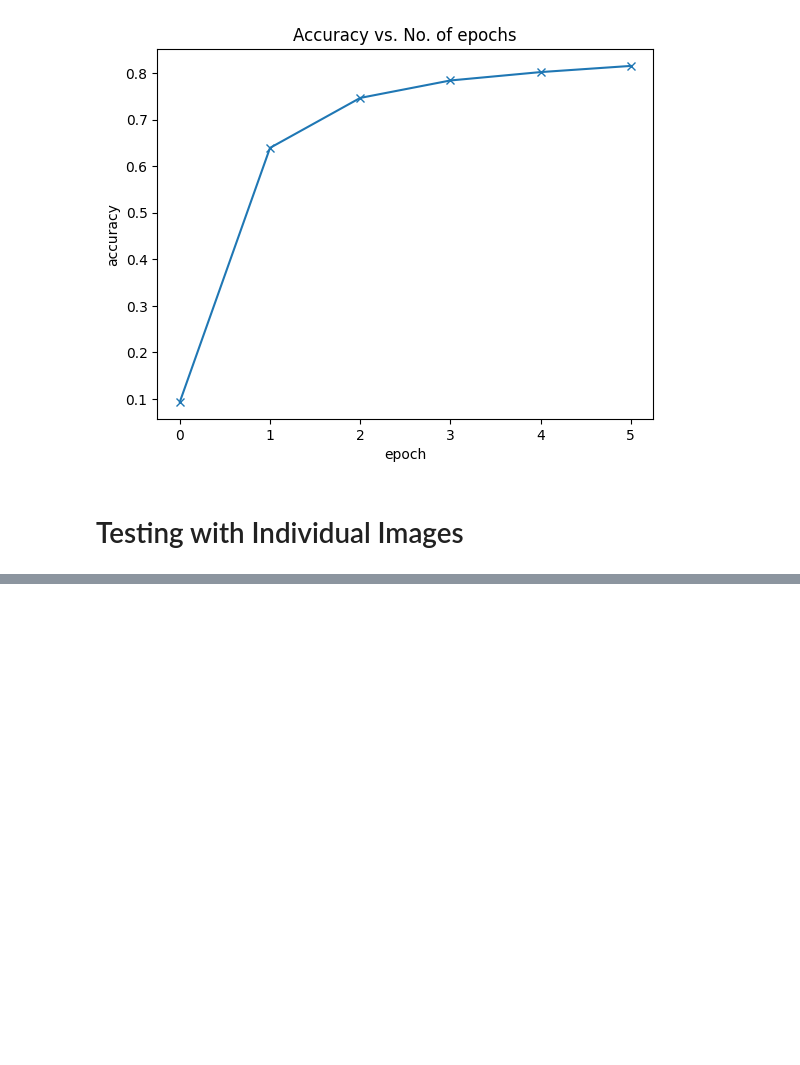
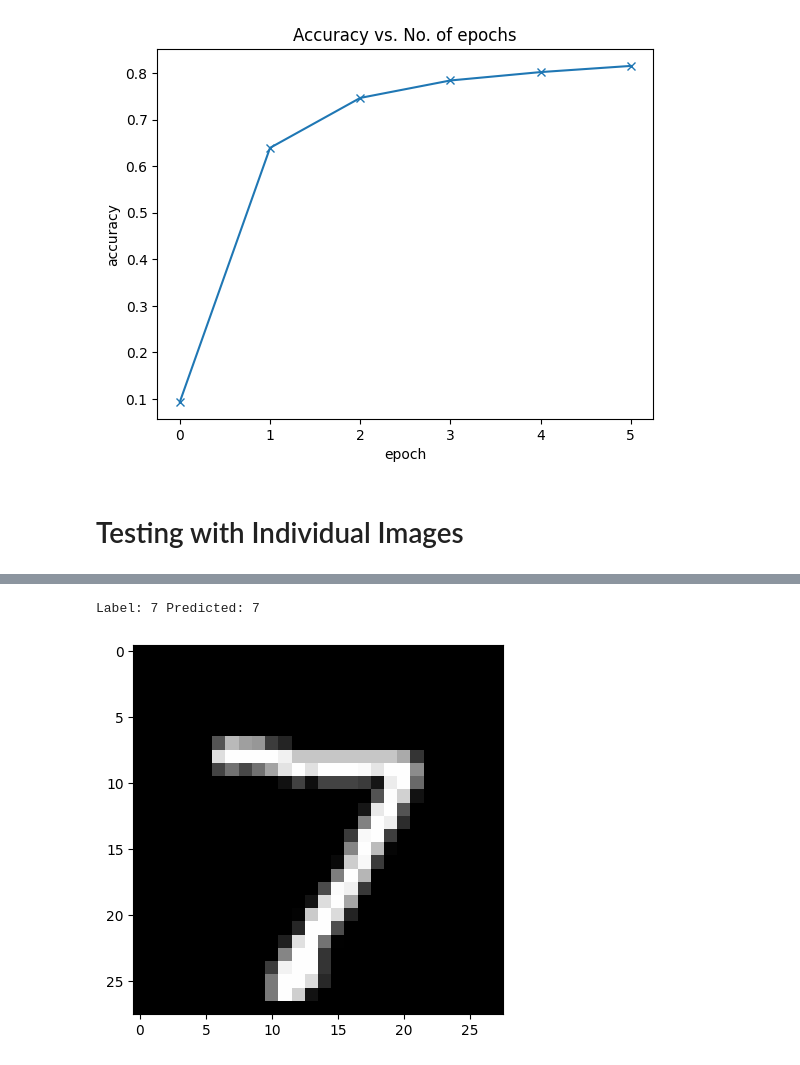
Before and after one commit to TadieB/pytorch-collab, a Jupyter notebook: logisticReg.ipynb, the cells around one changed output, grey strips where cells are left out. Cells and saved outputs as stored; diff of their text form; code cells hidden in the pictures; blank space fills up the shorter version.

```diff
--- a/logisticReg.ipynb
+++ b/logisticReg.ipynb
@@ -432,0 +451,19 @@ Text(0.5, 1.0, 'Accuracy vs. No. of epochs')
+# %%
+# Predicting a new image (test image)
+
+def predict_image(img,model):
+  xb = img.unsqueeze(0)
+  yb = model(xb)
+  _,preds = torch.max(yb,dim=1)
+  return preds[0].item()
+
+#img.unsqueeze simply adds another dimension at the beginning of 1x28x28 tensor
+#, making it 1x1x28x28 tensor, which the model views as a batch containing a single image.
+# %%
+img, label = test_dataset[0]
+plt.imshow(img[0],cmap = 'gray')
+
+print('Label:',label,'Predicted:',predict_image(img,model))
+# %% [output]
+Label: 7 Predicted: 7
+[figure, added]
```
Also changed, not shown: parts of 17 cells of this notebook.
